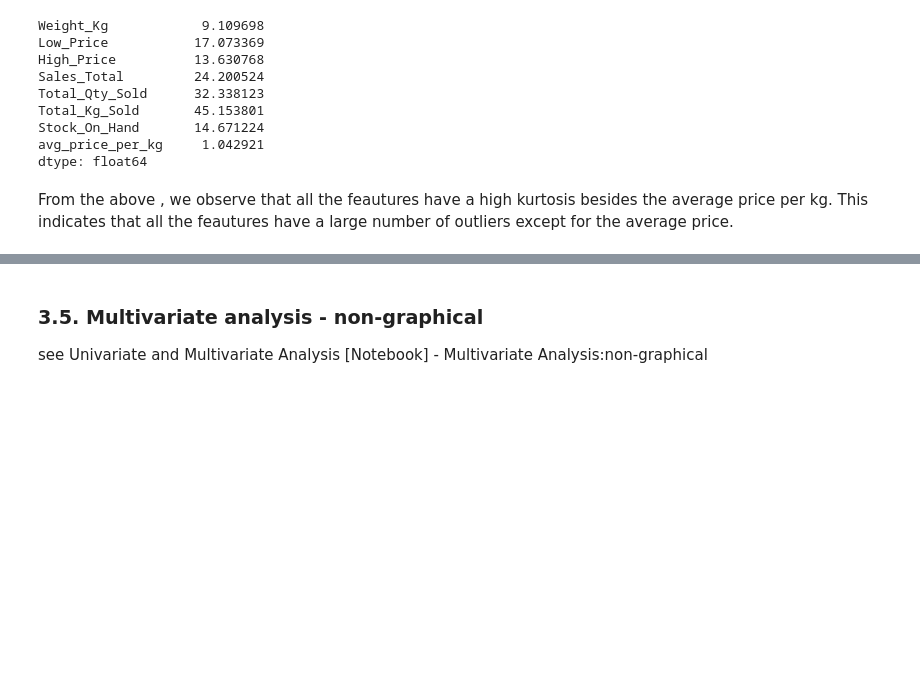
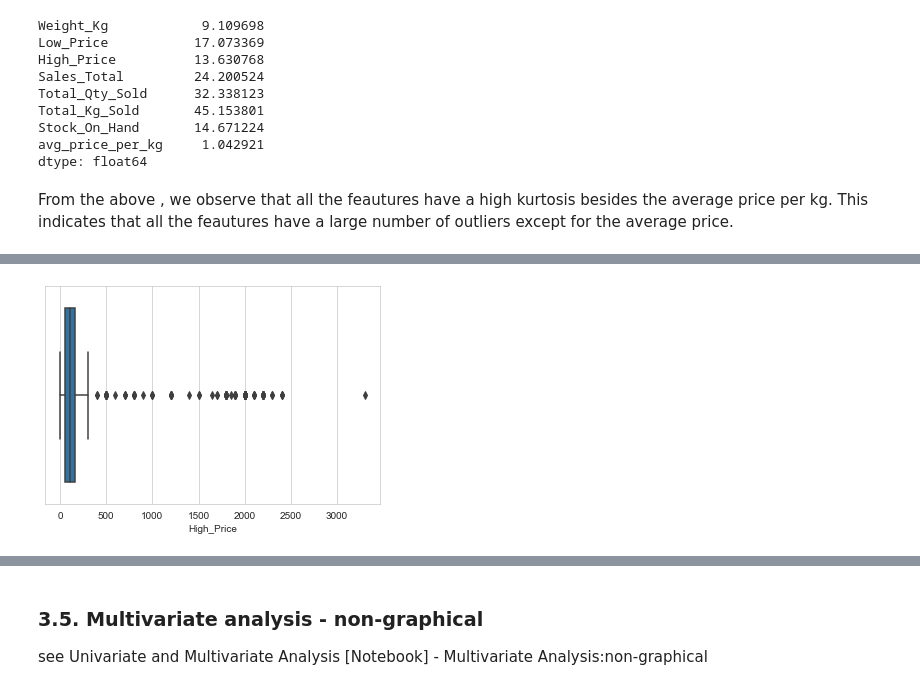
Before and after one commit to lkrump7/regression-apples-predict-api-template, a Jupyter notebook: Linear Regression team TS2.ipynb, the cells around one changed output, grey strips where cells are left out. Drawn from its saved outputs; the diff is of its cells as text; code cells hidden in the pictures; blank space fills up the shorter version.

```diff
--- a/Linear Regression team TS2.ipynb
+++ b/Linear Regression team TS2.ipynb
@@ -239,0 +244,4 @@ see Univariate and Multivariate Analysis [Notebook] -Univariate Analysis: Graphi
+# %%
+sns.boxplot(x='High_Price', data=train_set);
+# %% [output]
+[figure, added]
```
Also changed, not shown: parts of 8 cells of this notebook.
